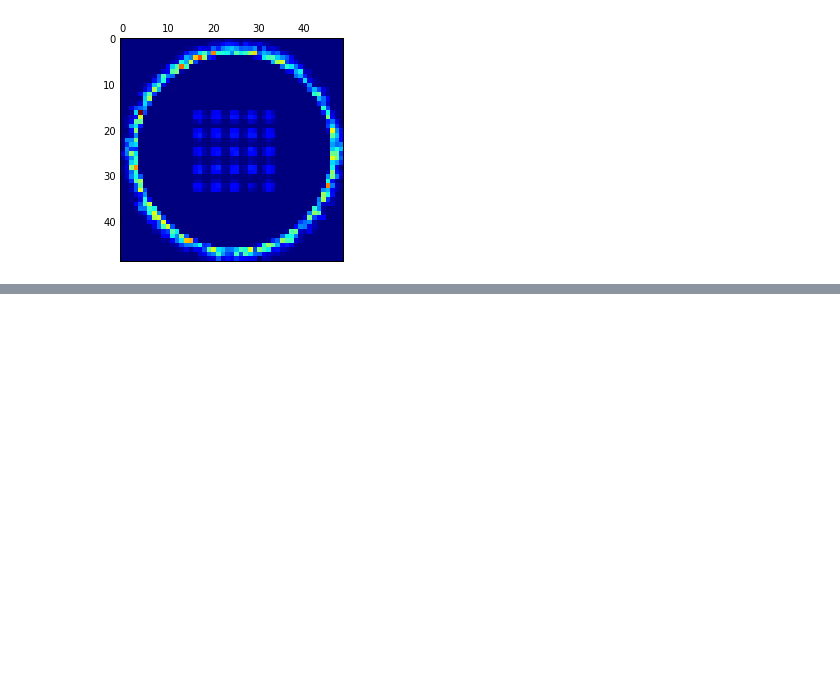
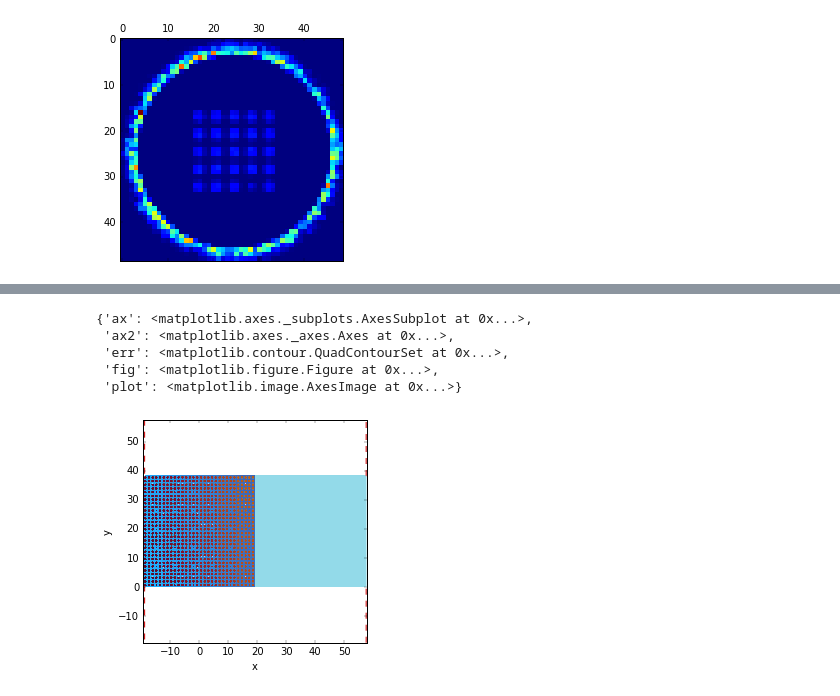
Before and after one commit to aprilnovak/nkq_analysis, a Jupyter notebook: notebooks/visualize-gg.ipynb, the cells around one changed output, grey strips where cells are left out. Saved outputs shown, nothing was run; the diff lists cells and outputs as text; code cells hidden in the pictures; blank space fills up the shorter version.

```diff
--- a/notebooks/visualize-gg.ipynb
+++ b/notebooks/visualize-gg.ipynb
@@ -130,0 +154,4 @@ with h5.File("/Users/aprilnovak/Mounts/orthanc/projects/nkq_analysis/vera-inputs
+# %%
+imager.scale(0.5)
+imager.plot()
+# %% [output]
@@ -130,0 +160,6 @@ with h5.File("/Users/aprilnovak/Mounts/orthanc/projects/nkq_analysis/vera-inputs
+{'ax': <matplotlib.axes._subplots.AxesSubplot at 0x...>,
+ 'ax2': <matplotlib.axes._axes.Axes at 0x...>,
+ 'err': <matplotlib.contour.QuadContourSet at 0x...>,
+ 'fig': <matplotlib.figure.Figure at 0x...>,
+ 'plot': <matplotlib.image.AxesImage at 0x...>}
+[figure, added]
```
Also changed, not shown: parts of 5 cells of this notebook, 4 other files.
